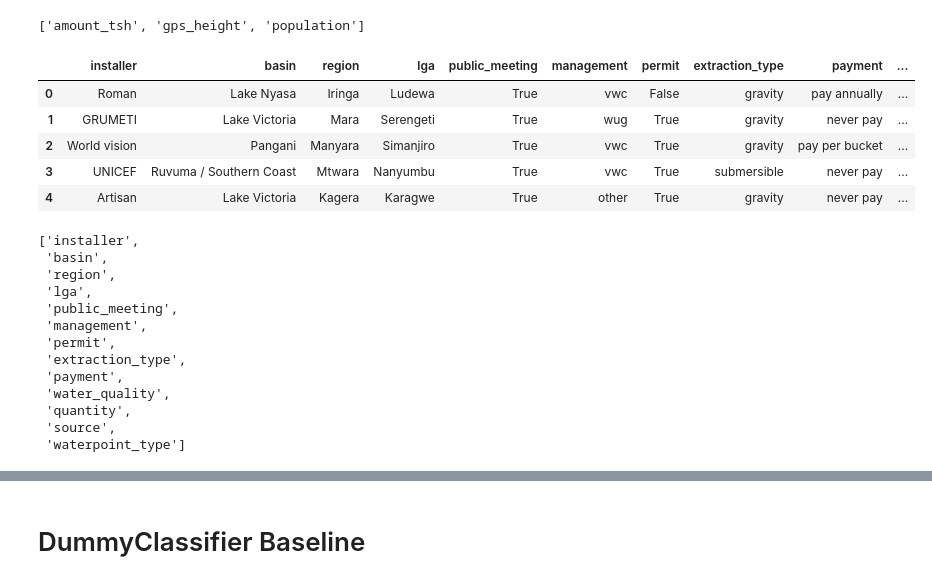
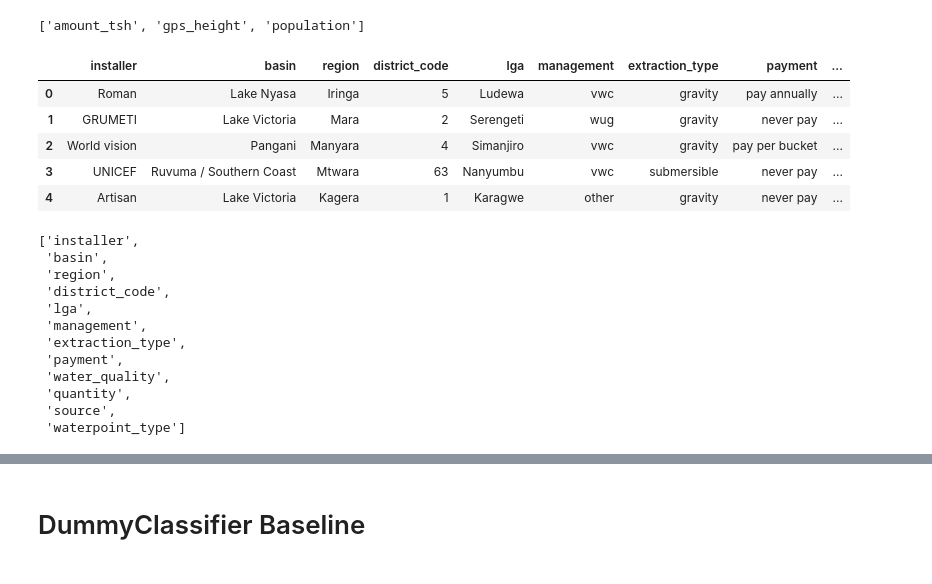
Before and after one commit to yuhkulele/Tanzanian-Water-Well-Status-Classification, a Jupyter notebook: notebooks_scratch/Yuhkai_modeling.ipynb, the cells around one changed output, grey strips where cells are left out. Saved outputs shown, nothing was run; the diff lists cells and outputs as text; code cells hidden in the pictures.

```diff
--- a/notebooks_scratch/Yuhkai_modeling.ipynb
+++ b/notebooks_scratch/Yuhkai_modeling.ipynb
@@ -80,4 +80,7 @@ date_recorded_datetime    0
 dtype: int64
+# %%
+df['region_code'] = df['region_code'].astype(str)
+df['district_code'] = df['district_code'].astype(str)
 # %% [markdown]
 # First Model
 # %% [markdown]
@@ -110,7 +113,7 @@ X = df.drop('status_group', axis=1)
 # %%
 y = df['status_group']
 # %%
-picked_features = ['amount_tsh', 'installer',  'gps_height', 'basin', 'region', 'lga', 'population',
+picked_features = ['amount_tsh', 'installer',  'gps_height', 'basin', 'region', 'district_code', 'lga', 'population',
                    'public_meeting', 'management', 'permit', 'extraction_type', 'payment', 'water_quality', 'quantity',
                    'source', 'waterpoint_type']
 len(picked_features)
@@ -145,15 +148,15 @@ num_cols
 # %% [output]
 ['amount_tsh', 'gps_height', 'population']
 # %%
-X_cat = X_picked.select_dtypes(exclude='number')
+X_cat = X_picked.select_dtypes(include='object')
 X_cat.head()
 # %% [output]
-|  | installer | basin | region | lga | public_meeting | management | permit | extraction_type | payment | ... |
-| 0 | Roman | Lake Nyasa | Iringa | Ludewa | True | vwc | False | gravity | pay annually | ... |
-| 1 | GRUMETI | Lake Victoria | Mara | Serengeti | True | wug | True | gravity | never pay | ... |
-| 2 | World vision | Pangani | Manyara | Simanjiro | True | vwc | True | gravity | pay per bucket | ... |
-| 3 | UNICEF | Ruvuma / Southern Coast | Mtwara | Nanyumbu | True | vwc | True | submersible | never pay | ... |
-| 4 | Artisan | Lake Victoria | Kagera | Karagwe | True | other | True | gravity | never pay | ... |
+|  | installer | basin | region | district_code | lga | management | extraction_type | payment | ... |
+| 0 | Roman | Lake Nyasa | Iringa | 5 | Ludewa | vwc | gravity | pay annually | ... |
+| 1 | GRUMETI | Lake Victoria | Mara | 2 | Serengeti | wug | gravity | never pay | ... |
+| 2 | World vision | Pangani | Manyara | 4 | Simanjiro | vwc | gravity | pay per bucket | ... |
+| 3 | UNICEF | Ruvuma / Southern Coast | Mtwara | 63 | Nanyumbu | vwc | submersible | never pay | ... |
+| 4 | Artisan | Lake Victoria | Kagera | 1 | Karagwe | other | gravity | never pay | ... |
 # %%
 cat_cols = list(X_cat.columns)
 cat_cols
@@ -161,10 +164,9 @@ cat_cols
 ['installer',
  'basin',
  'region',
+ 'district_code',
  'lga',
- 'public_meeting',
  'management',
- 'permit',
  'extraction_type',
  'payment',
  'water_quality',
```
Also changed, not shown: parts of 27 cells of this notebook, 2 other files.
